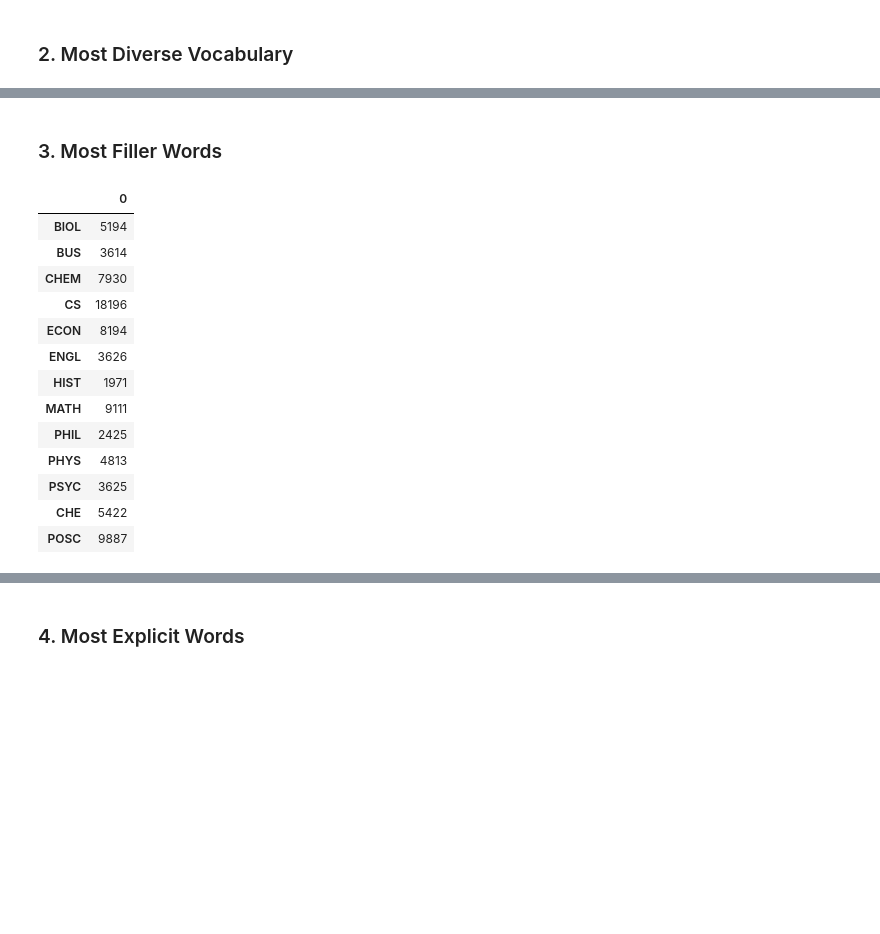
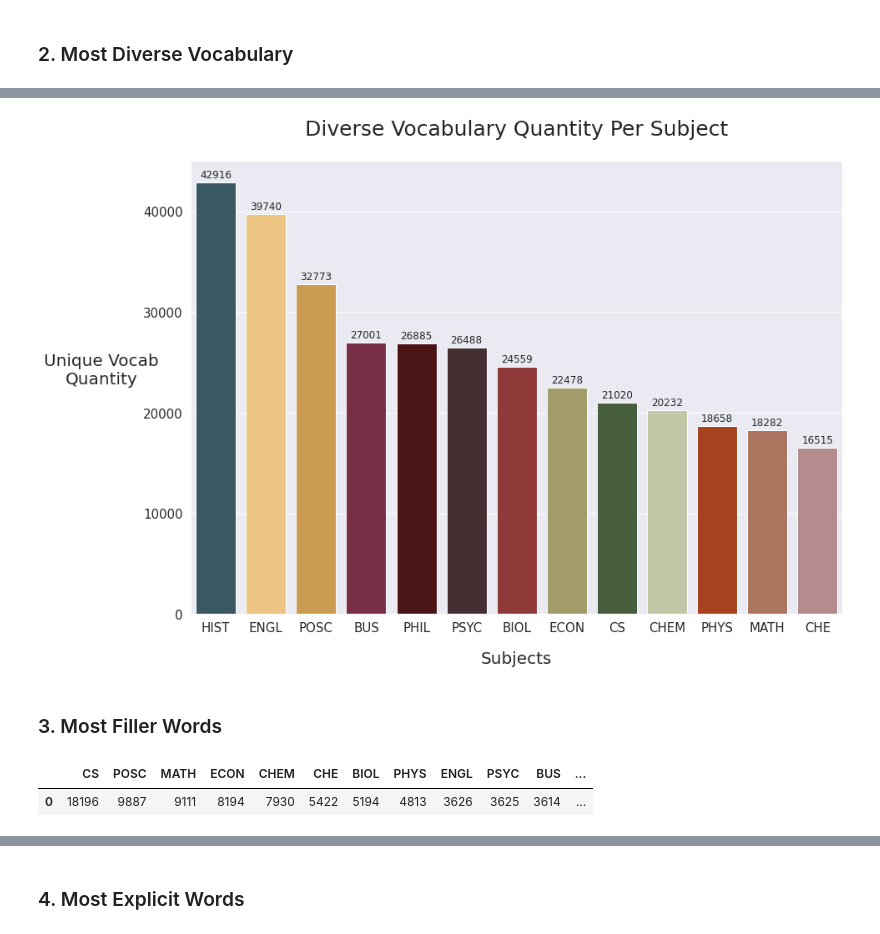
Before and after one commit to richard-duong/GuessTheClass, a Jupyter notebook: notebooks/bag_of_words_analysis.ipynb, the cells around one changed output, grey strips where cells are left out. Drawn from its saved outputs; the diff is of its cells as text; code cells hidden in the pictures; blank space fills up the shorter version.

```diff
--- a/notebooks/bag_of_words_analysis.ipynb
+++ b/notebooks/bag_of_words_analysis.ipynb
@@ -183,3 +191,20 @@ diversity_count_df
+# %%
+# Figure Preparation
+diversity_count_fig, diversity_count_axes = plt.subplots(nrows = 1, ncols = 1, figsize = (14, 10))
+sns.set()
+
+# Graph Preparation
+diversity_count_x_vals = diversity_count_df.columns
+diversity_count_y_vals = diversity_count_df.loc[0]
+diversity_count_graph = sns.barplot(x = diversity_count_x_vals, y = diversity_count_y_vals, palette=color_palette)
+diversity_count_graph.set_title("Diverse Vocabulary Quantity Per Subject", size = 25, pad = 30)
+diversity_count_graph.set_xlabel("Subjects", size = 20, labelpad = 20)
+diversity_count_graph.set_ylabel("Unique Vocab\nQuantity", size = 20, labelpad = 50, rotation=0)
+diversity_count_graph.tick_params(axis = "x", labelsize = 15, rotation = 0)
+diversity_count_graph.tick_params(axis = "y", labelsize = 15)
+annotate_bargraph(diversity_count_graph)
+# %% [output]
+[figure, added]
 # %% [markdown]
 <h3>3. Most Filler Words</h3>
 # %%
@@ -194,25 +219,15 @@ def get_filler_freq(freq_counts: pd.Series) -> dict:
 # %%
 filler_freq_table = {}
 filler_sum_table = {}
 
 for subject in subjects:
     filler_freq_table[subject] = get_filler_freq(word_frequency[subject])
     filler_sum_table[subject] = sum(filler_freq_table[subject].values())
 
 filler_count_df = pd.DataFrame.from_dict(filler_sum_table, orient='index')
+filler_count_df = filler_count_df.sort_values(0, ascending=False)
+filler_count_df = filler_count_df.transpose()
 filler_count_df
 # %% [output]
-|  | 0 |
-| BIOL | 5194 |
-| BUS | 3614 |
-| CHEM | 7930 |
-| CS | 18196 |
-| ECON | 8194 |
-| ENGL | 3626 |
-| HIST | 1971 |
-| MATH | 9111 |
-| PHIL | 2425 |
-| PHYS | 4813 |
-| PSYC | 3625 |
-| CHE | 5422 |
-| POSC | 9887 |
+|  | CS | POSC | MATH | ECON | CHEM | CHE | BIOL | PHYS | ENGL | PSYC | BUS | ... |
+| 0 | 18196 | 9887 | 9111 | 8194 | 7930 | 5422 | 5194 | 4813 | 3626 | 3625 | 3614 | ... |
```
Also changed, not shown: parts of 18 cells of this notebook, 3 other files.
